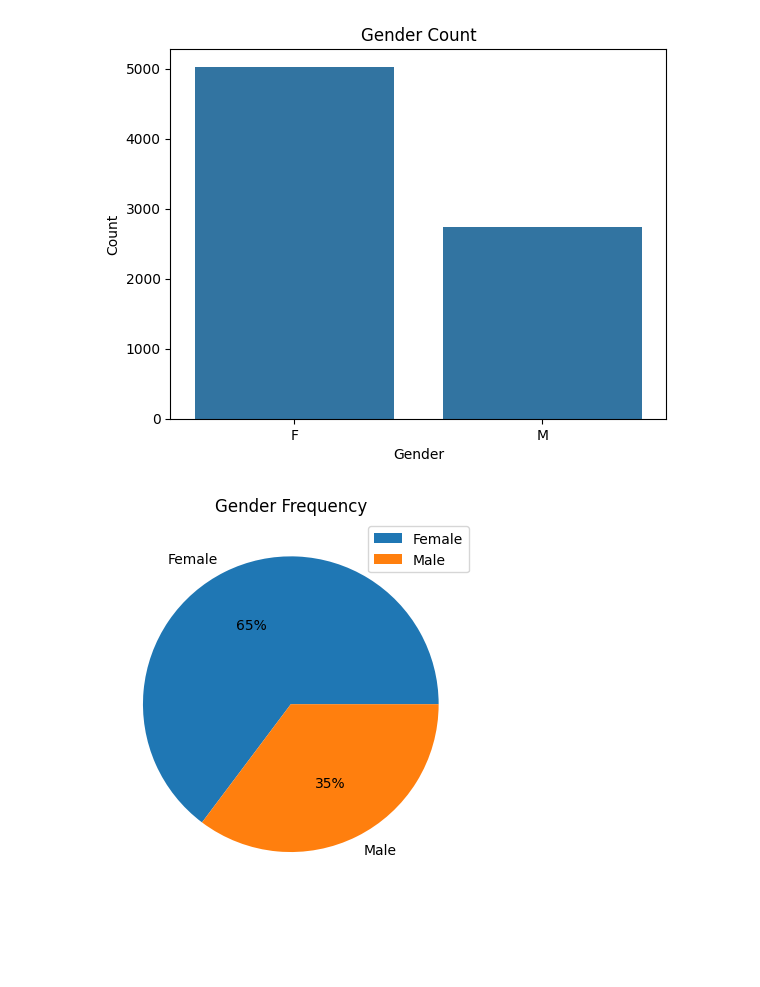
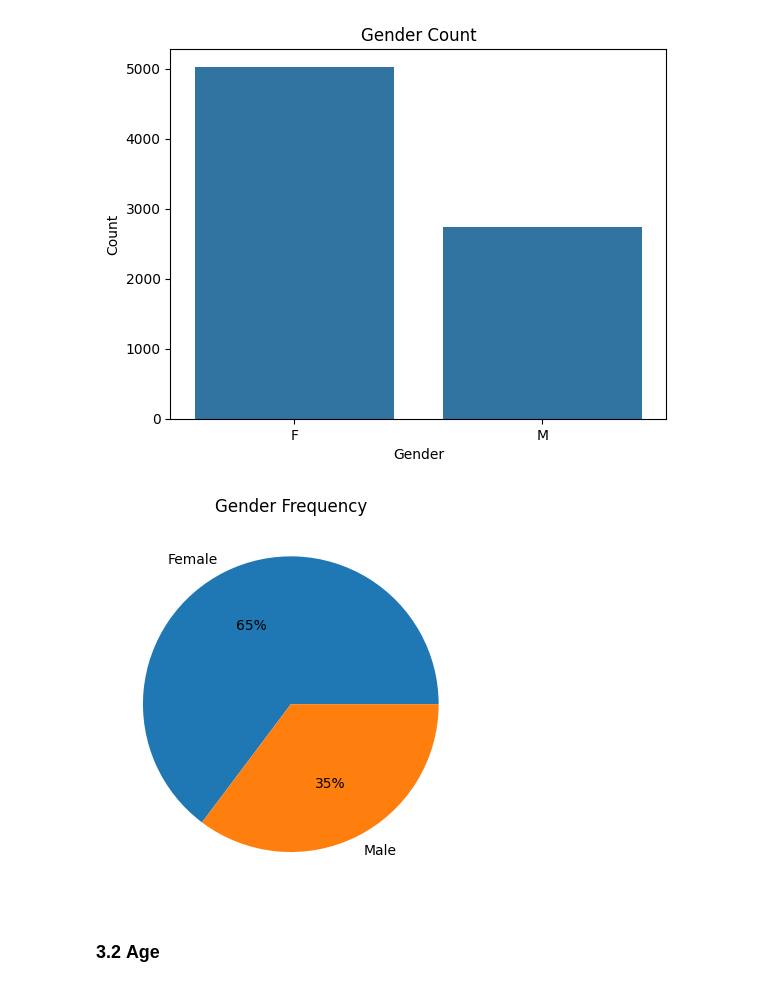
Before and after one commit to himaanssu/Credit_Card_Approval_Prediction, a Jupyter notebook: project.ipynb, the cells around one changed output. Cells and saved outputs as stored; diff of their text form; code cells hidden in the pictures; blank space fills up the shorter version.

```diff
--- a/project.ipynb
+++ b/project.ipynb
@@ -122,8 +122,9 @@ plt.show()
 # %%
 # Plot pie chart for gender distribution (frequency)
 plt.pie(gender_freqs, labels=['Female','Male'], autopct='%1.0f%%')
 plt.title('Gender Frequency')
-plt.legend(loc='upper right')
 plt.show()
 # %% [output]
-[figure, old version]
+[figure, new version]
+# %% [markdown]
+### 3.2 **Age**
```
Also changed, not shown: parts of 4 cells of this notebook.
